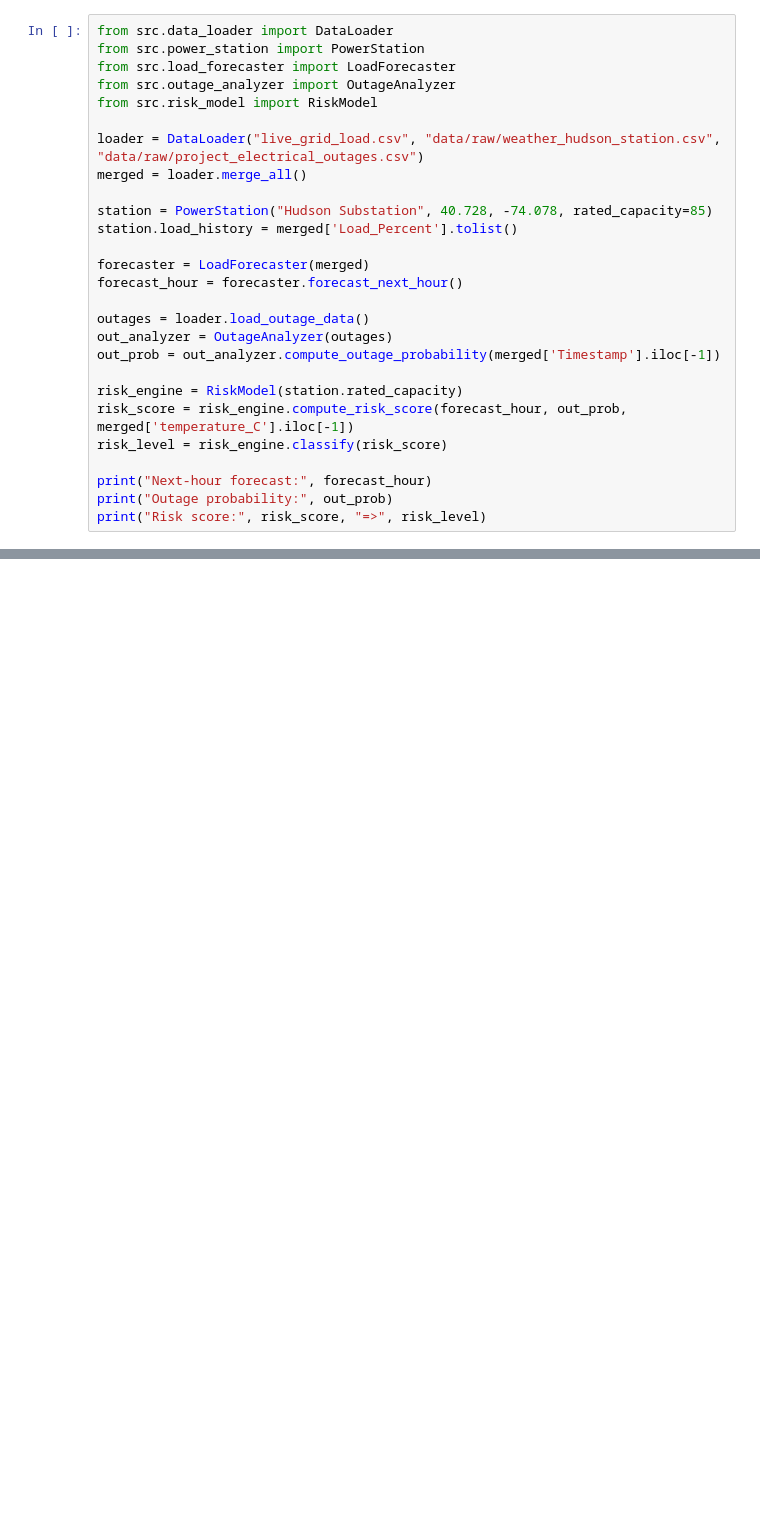
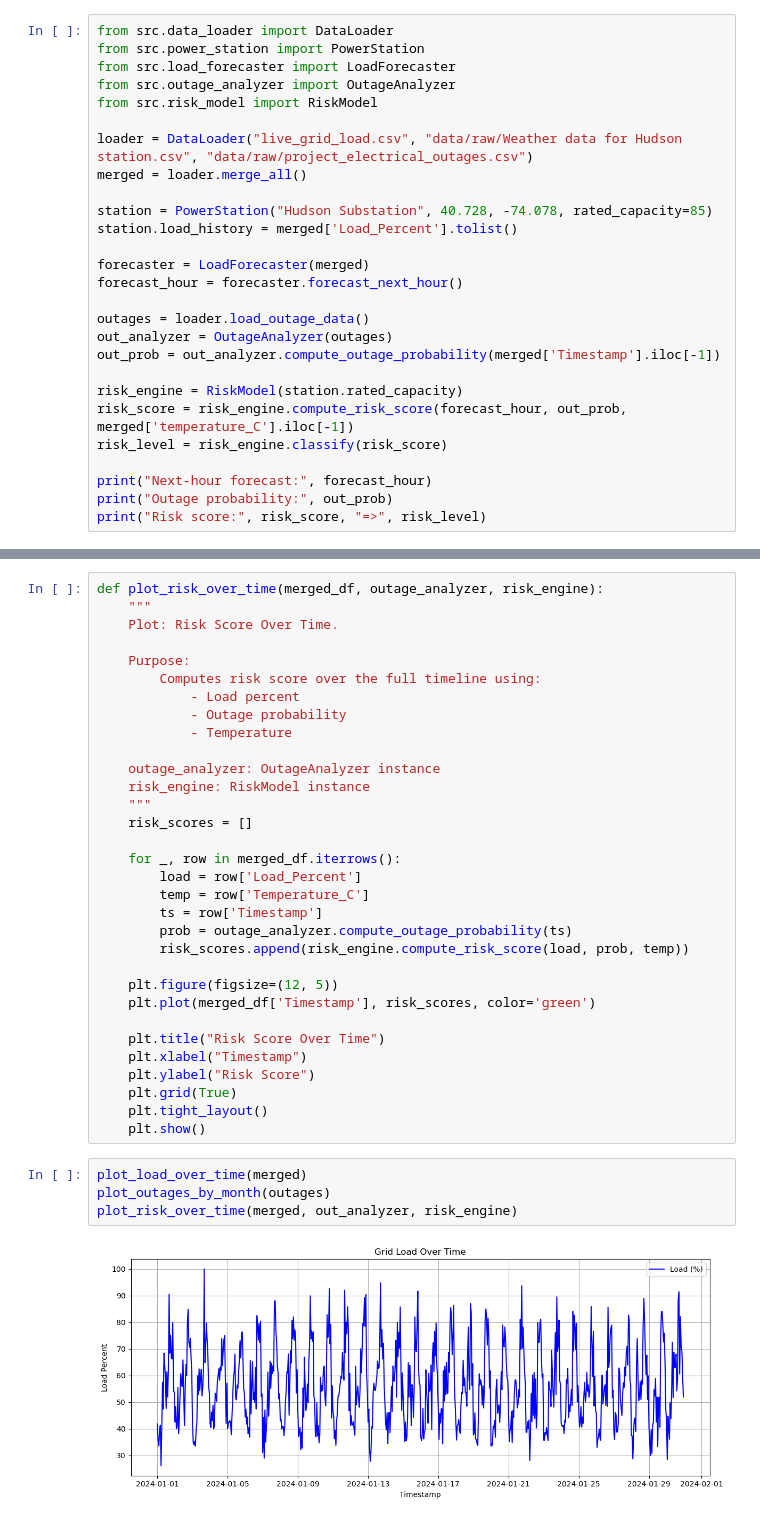
Before and after one commit to jonathanm-12/Power-Grid-Forecasting, a Jupyter notebook: src/main.ipynb, the cells around one changed output, grey strips where cells are left out. Cells and saved outputs as stored; diff of their text form; blank space fills up the shorter version.

Commit message:
display plots on github

```diff
--- a/src/main.ipynb
+++ b/src/main.ipynb
@@ -5,7 +5,7 @@ from src.load_forecaster import LoadForecaster
 from src.outage_analyzer import OutageAnalyzer
 from src.risk_model import RiskModel
 
-loader = DataLoader("live_grid_load.csv", "data/raw/weather_hudson_station.csv", "data/raw/project_electrical_outages.csv")
+loader = DataLoader("live_grid_load.csv", "data/raw/Weather data for Hudson station.csv", "data/raw/project_electrical_outages.csv")
 merged = loader.merge_all()
 
 station = PowerStation("Hudson Substation", 40.728, -74.078, rated_capacity=85)
@@ -31,0 +76,38 @@ Risk score: 0.47119388363320047 => Moderate
+# %%
+def plot_risk_over_time(merged_df, outage_analyzer, risk_engine):
+    """
+    Plot: Risk Score Over Time.
+
+    Purpose:
+        Computes risk score over the full timeline using:
+            - Load percent
+            - Outage probability
+            - Temperature
+
+    outage_analyzer: OutageAnalyzer instance
+    risk_engine: RiskModel instance
+    """
+    risk_scores = []
+
+    for _, row in merged_df.iterrows():
+        load = row['Load_Percent']
+        temp = row['Temperature_C']
+        ts = row['Timestamp']
+        prob = outage_analyzer.compute_outage_probability(ts)
+        risk_scores.append(risk_engine.compute_risk_score(load, prob, temp))
+
+    plt.figure(figsize=(12, 5))
+    plt.plot(merged_df['Timestamp'], risk_scores, color='green')
+
+    plt.title("Risk Score Over Time")
+    plt.xlabel("Timestamp")
+    plt.ylabel("Risk Score")
+    plt.grid(True)
+    plt.tight_layout()
+    plt.show()
+# %%
+plot_load_over_time(merged)
+plot_outages_by_month(outages)
+plot_risk_over_time(merged, out_analyzer, risk_engine)
+# %% [output]
+[figure, added]
```
Also changed, not shown: parts of 4 cells of this notebook, 2 other files.
